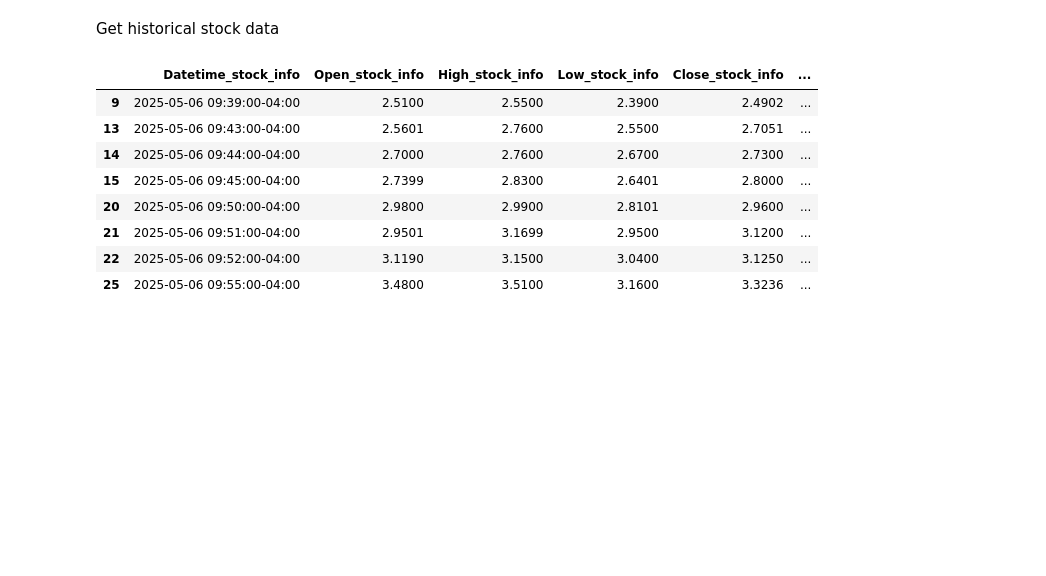
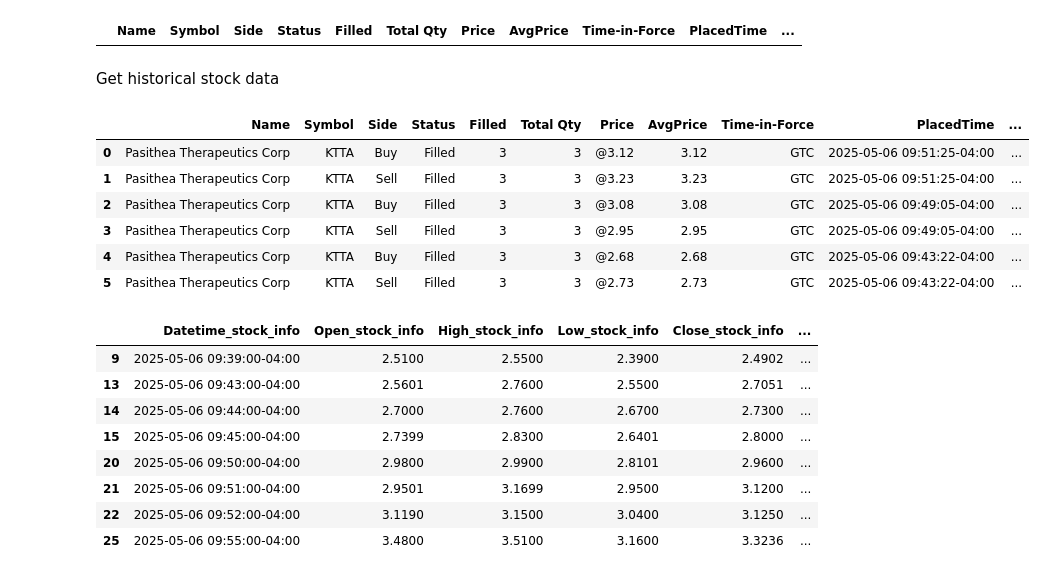
Before and after one commit to sbs87/Random_Projects, a Jupyter notebook: stock_reccomender/DayTrader_Analysis.ipynb, the cells around one changed output. Saved outputs shown, nothing was run; the diff lists cells and outputs as text; code cells hidden in the pictures; blank space fills up the shorter version.

```diff
--- a/stock_reccomender/DayTrader_Analysis.ipynb
+++ b/stock_reccomender/DayTrader_Analysis.ipynb
@@ -503,5 +441,23 @@ display(filled_orders_summary)
+# %%
+filtered_rows = filled_orders_filtered[filled_orders_filtered['Date'] == '2025-05-09']
+filtered_rows
+# %% [output]
+|  | Name | Symbol | Side | Status | Filled | Total Qty | Price | AvgPrice | Time-in-Force | PlacedTime | ... |
 # %% [markdown]
 Get historical stock data
+# %%
+# stock_dat = get_stock_data_wrapper("KTTA", start_date="2025-05-06", end_date="2025-05-07", stock_interval="1m",load_from_file="/Users/stevensmith/Projects//stock_reccomender/stock_order_df_2025-05-06_KTTA.tsv")
+# stock_dat
+
+get_stock_data_wrapper("KTTA", start_date="2025-05-06", end_date="2025-05-07", stock_interval="1m",load_from_file="/Users/stevensmith/Projects/Random_Projects/stock_reccomender/stock_order_df_2025-05-06_KTTA.tsv")
+# %% [output]
+|  | Name | Symbol | Side | Status | Filled | Total Qty | Price | AvgPrice | Time-in-Force | PlacedTime | ... |
+| 0 | Pasithea Therapeutics Corp | KTTA | Buy | Filled | 3 | 3 | @3.12 | 3.12 | GTC | 2025-05-06 09:51:25-04:00 | ... |
+| 1 | Pasithea Therapeutics Corp | KTTA | Sell | Filled | 3 | 3 | @3.23 | 3.23 | GTC | 2025-05-06 09:51:25-04:00 | ... |
+| 2 | Pasithea Therapeutics Corp | KTTA | Buy | Filled | 3 | 3 | @3.08 | 3.08 | GTC | 2025-05-06 09:49:05-04:00 | ... |
+| 3 | Pasithea Therapeutics Corp | KTTA | Sell | Filled | 3 | 3 | @2.95 | 2.95 | GTC | 2025-05-06 09:49:05-04:00 | ... |
+| 4 | Pasithea Therapeutics Corp | KTTA | Buy | Filled | 3 | 3 | @2.68 | 2.68 | GTC | 2025-05-06 09:43:22-04:00 | ... |
+| 5 | Pasithea Therapeutics Corp | KTTA | Sell | Filled | 3 | 3 | @2.73 | 2.73 | GTC | 2025-05-06 09:43:22-04:00 | ... |
 # %%
 stock_dat = get_stock_data("KTTA", start_date="2025-05-06", end_date="2025-05-07", stock_interval="1m")
 
```
Also changed, not shown: parts of 23 cells of this notebook.
